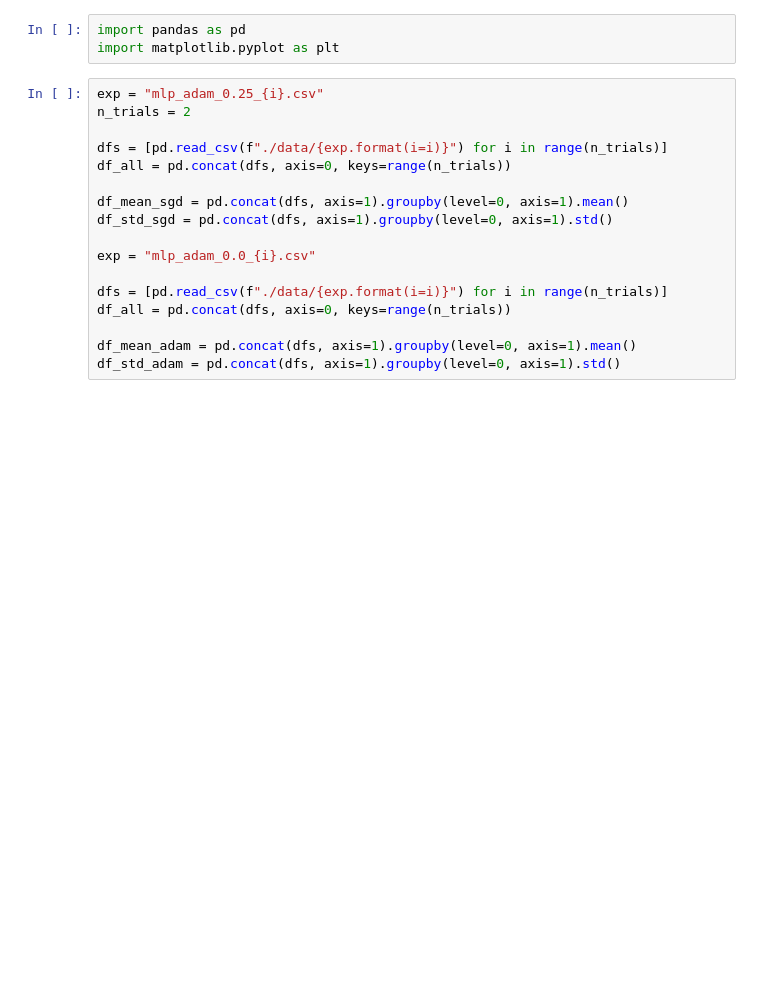
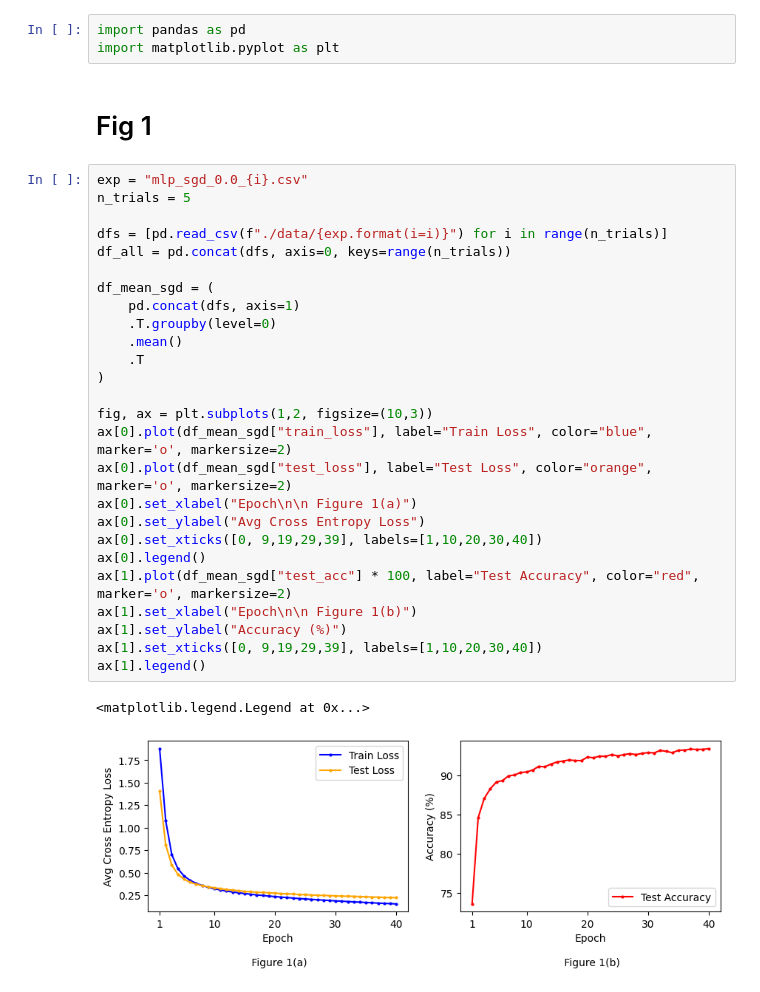
Before and after one commit to tuphs28/bad_torch, a Jupyter notebook: experiments/results_viz.ipynb, the cells around one changed output. Drawn from its saved outputs; the diff is of its cells as text; blank space fills up the shorter version.

```diff
--- a/experiments/results_viz.ipynb
+++ b/experiments/results_viz.ipynb
@@ -1,20 +1,34 @@
 # %%
 import pandas as pd
 import matplotlib.pyplot as plt
+# %% [markdown]
+# Fig 1
 # %%
-exp = "mlp_adam_0.25_{i}.csv"
-n_trials = 2
+exp = "mlp_sgd_0.0_{i}.csv"
+n_trials = 5
 
 dfs = [pd.read_csv(f"./data/{exp.format(i=i)}") for i in range(n_trials)]
 df_all = pd.concat(dfs, axis=0, keys=range(n_trials))
 
-df_mean_sgd = pd.concat(dfs, axis=1).groupby(level=0, axis=1).mean()
-df_std_sgd = pd.concat(dfs, axis=1).groupby(level=0, axis=1).std()
+df_mean_sgd = (
+    pd.concat(dfs, axis=1)
+    .T.groupby(level=0)
+    .mean()
+    .T
+)
 
-exp = "mlp_adam_0.0_{i}.csv"
-
-dfs = [pd.read_csv(f"./data/{exp.format(i=i)}") for i in range(n_trials)]
-df_all = pd.concat(dfs, axis=0, keys=range(n_trials))
-
-df_mean_adam = pd.concat(dfs, axis=1).groupby(level=0, axis=1).mean()
-df_std_adam = pd.concat(dfs, axis=1).groupby(level=0, axis=1).std()
+fig, ax = plt.subplots(1,2, figsize=(10,3))
+ax[0].plot(df_mean_sgd["train_loss"], label="Train Loss", color="blue", marker='o', markersize=2)
+ax[0].plot(df_mean_sgd["test_loss"], label="Test Loss", color="orange", marker='o', markersize=2)
+ax[0].set_xlabel("Epoch\n\n Figure 1(a)")
+ax[0].set_ylabel("Avg Cross Entropy Loss")
+ax[0].set_xticks([0, 9,19,29,39], labels=[1,10,20,30,40])
+ax[0].legend()
+ax[1].plot(df_mean_sgd["test_acc"] * 100, label="Test Accuracy", color="red", marker='o', markersize=2)
+ax[1].set_xlabel("Epoch\n\n Figure 1(b)")
+ax[1].set_ylabel("Accuracy (%)")
+ax[1].set_xticks([0, 9,19,29,39], labels=[1,10,20,30,40])
+ax[1].legend()
+# %% [output]
+<matplotlib.legend.Legend at 0x...>
+[figure, added]
```
Also changed, not shown: parts of 4 cells of this notebook, 30 other files.
